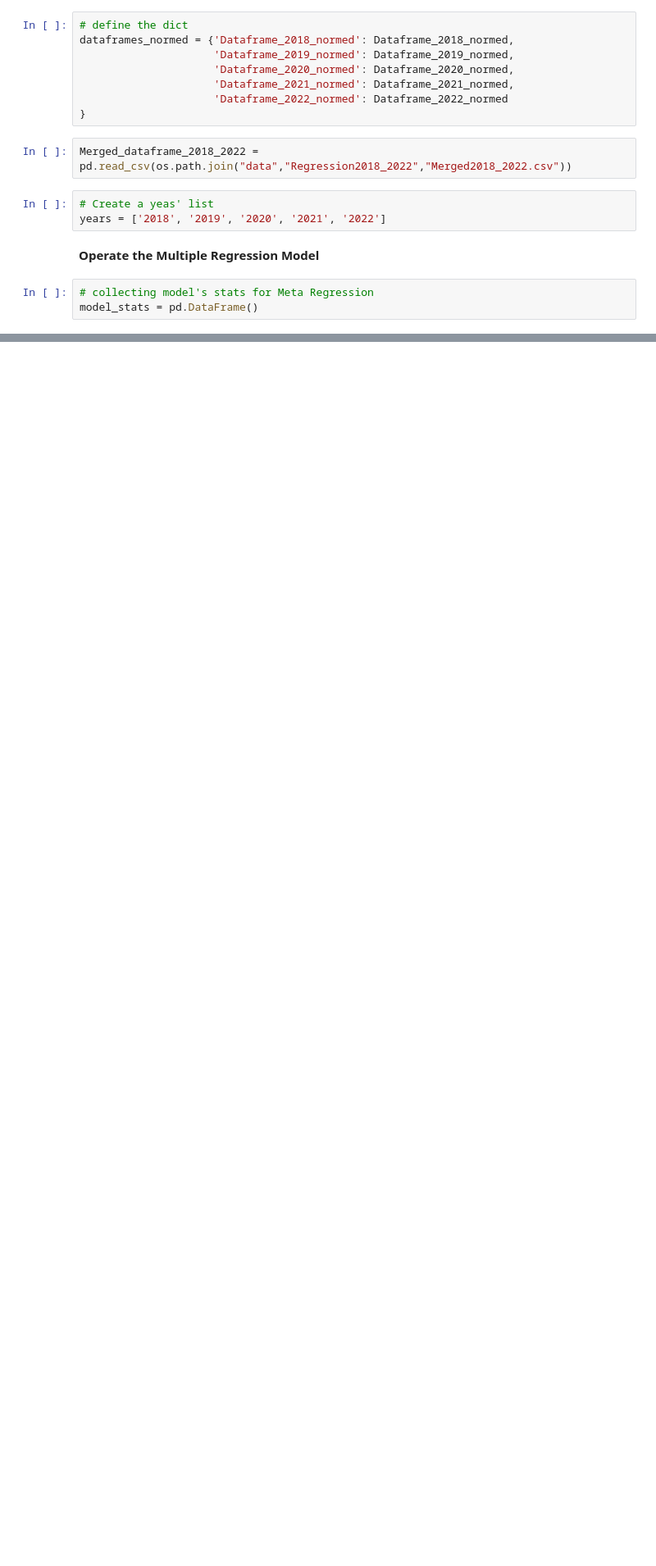
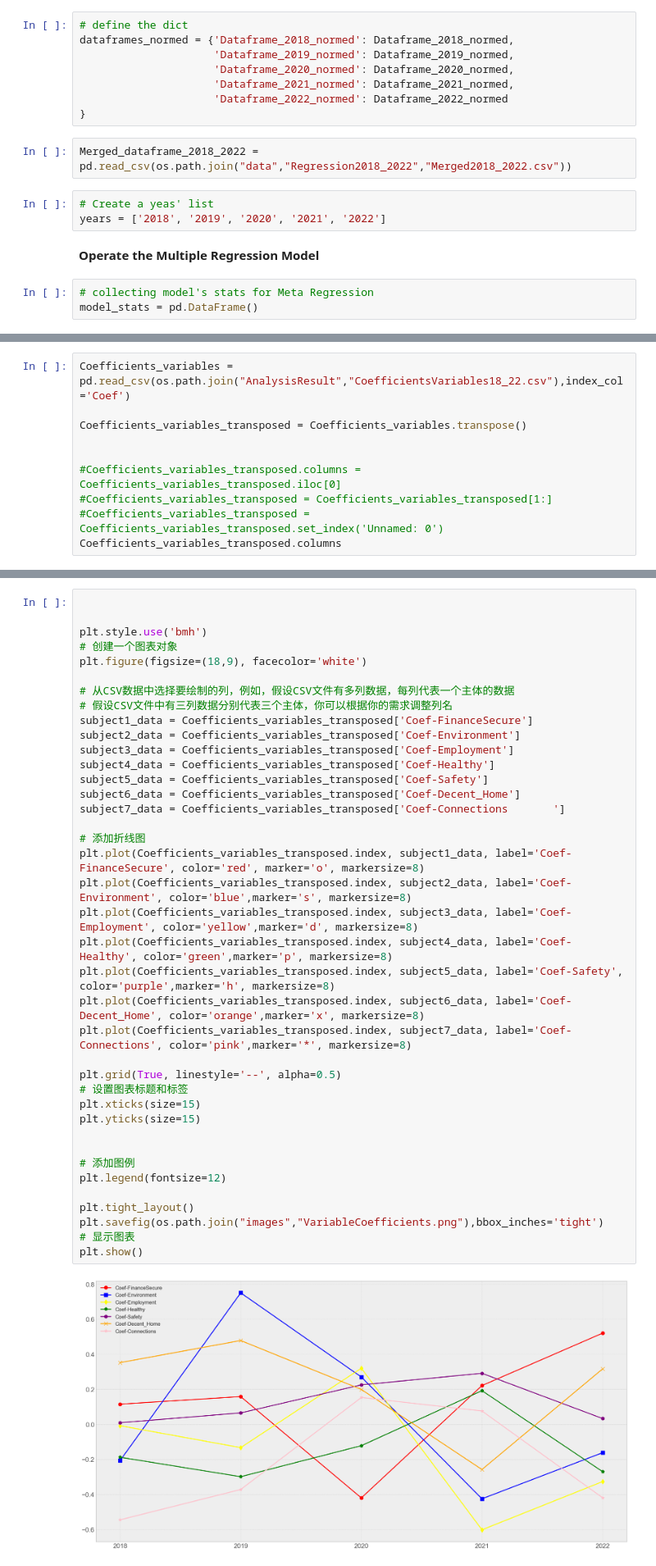
Before and after one commit to BohaoSuCC/CASA0007A2QMBohaoSu, a Jupyter notebook: Step4MultipleLinearRegression.ipynb, the cells around one changed output, grey strips where cells are left out. Shown at 82% size. Cells and saved outputs as stored; diff of their text form; blank space fills up the shorter version.

Commit message:
image from python

```diff
--- a/Step4MultipleLinearRegression.ipynb
+++ b/Step4MultipleLinearRegression.ipynb
@@ -249,3 +249,13 @@ Notes:
 [1] Standard Errors assume that the covariance matrix of the errors is correctly specified.
 [figure]
 [figure]
+# %%
+Coefficients_variables = pd.read_csv(os.path.join("AnalysisResult","CoefficientsVariables18_22.csv"),index_col='Coef')
+
+Coefficients_variables_transposed = Coefficients_variables.transpose()
+
+
+#Coefficients_variables_transposed.columns = Coefficients_variables_transposed.iloc[0]
+#Coefficients_variables_transposed = Coefficients_variables_transposed[1:]
+#Coefficients_variables_transposed = Coefficients_variables_transposed.set_index('Unnamed: 0')
+Coefficients_variables_transposed.columns
@@ -251,0 +275,41 @@ Notes:
+# %%
+
+
+plt.style.use('bmh')
+# 创建一个图表对象
+plt.figure(figsize=(18,9), facecolor='white')
+
+# 从CSV数据中选择要绘制的列，例如，假设CSV文件有多列数据，每列代表一个主体的数据
+# 假设CSV文件中有三列数据分别代表三个主体，你可以根据你的需求调整列名
+subject1_data = Coefficients_variables_transposed['Coef-FinanceSecure']
+subject2_data = Coefficients_variables_transposed['Coef-Environment']
+subject3_data = Coefficients_variables_transposed['Coef-Employment']
+subject4_data = Coefficients_variables_transposed['Coef-Healthy']
+subject5_data = Coefficients_variables_transposed['Coef-Safety']
+subject6_data = Coefficients_variables_transposed['Coef-Decent_Home']
+subject7_data = Coefficients_variables_transposed['Coef-Connections       ']
+
+# 添加折线图
+plt.plot(Coefficients_variables_transposed.index, subject1_data, label='Coef-FinanceSecure', color='red', marker='o', markersize=8)
+plt.plot(Coefficients_variables_transposed.index, subject2_data, label='Coef-Environment', color='blue',marker='s', markersize=8)
+plt.plot(Coefficients_variables_transposed.index, subject3_data, label='Coef-Employment', color='yellow',marker='d', markersize=8)
+plt.plot(Coefficients_variables_transposed.index, subject4_data, label='Coef-Healthy', color='green',marker='p', markersize=8)
+plt.plot(Coefficients_variables_transposed.index, subject5_data, label='Coef-Safety', color='purple',marker='h', markersize=8)
+plt.plot(Coefficients_variables_transposed.index, subject6_data, label='Coef-Decent_Home', color='orange',marker='x', markersize=8)
+plt.plot(Coefficients_variables_transposed.index, subject7_data, label='Coef-Connections', color='pink',marker='*', markersize=8)
+
+plt.grid(True, linestyle='--', alpha=0.5)
+# 设置图表标题和标签
+plt.xticks(size=15)
+plt.yticks(size=15)
+
+
+# 添加图例
+plt.legend(fontsize=12)
+
+plt.tight_layout()
+plt.savefig(os.path.join("images","VariableCoefficients.png"),bbox_inches='tight')
+# 显示图表
+plt.show()
+# %% [output]
+[figure, added]
```
Also changed, not shown: parts of 4 cells of this notebook, 2 other files.
